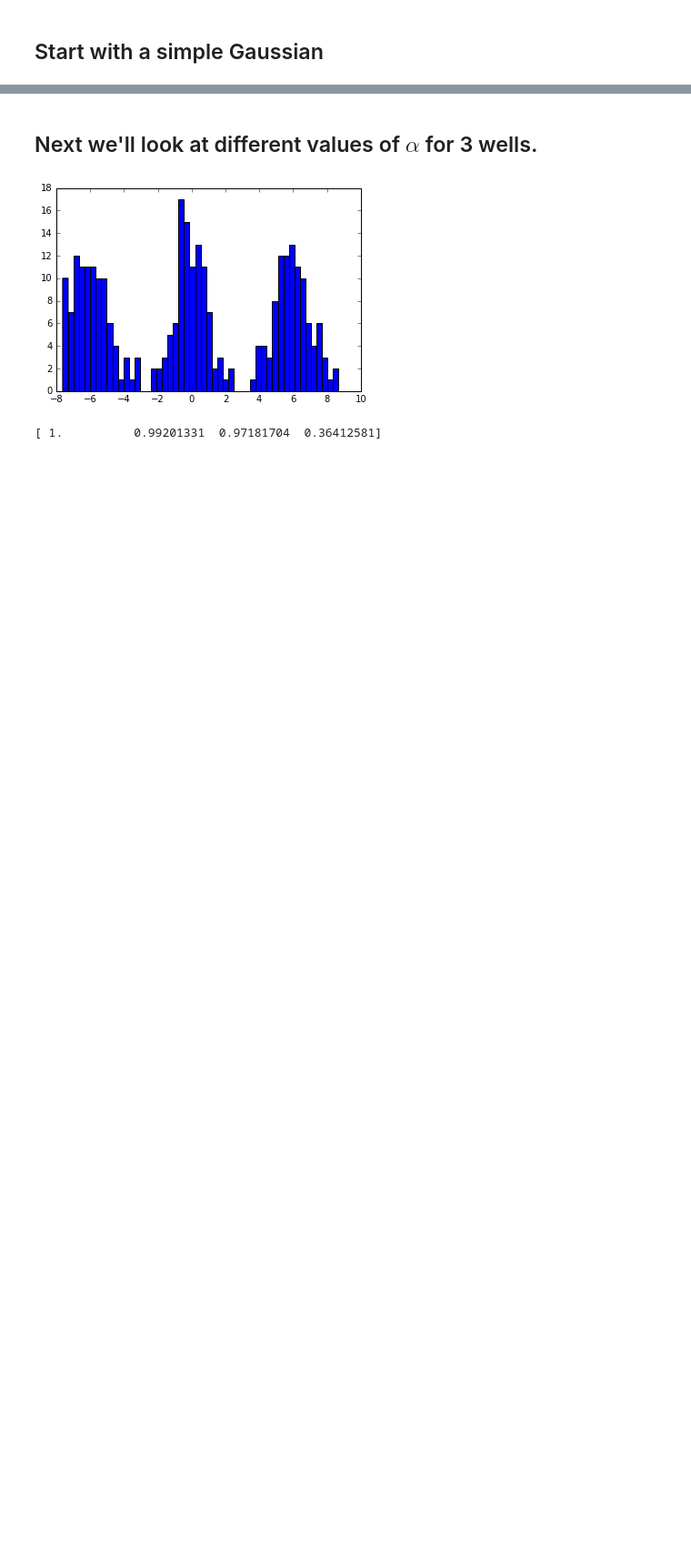
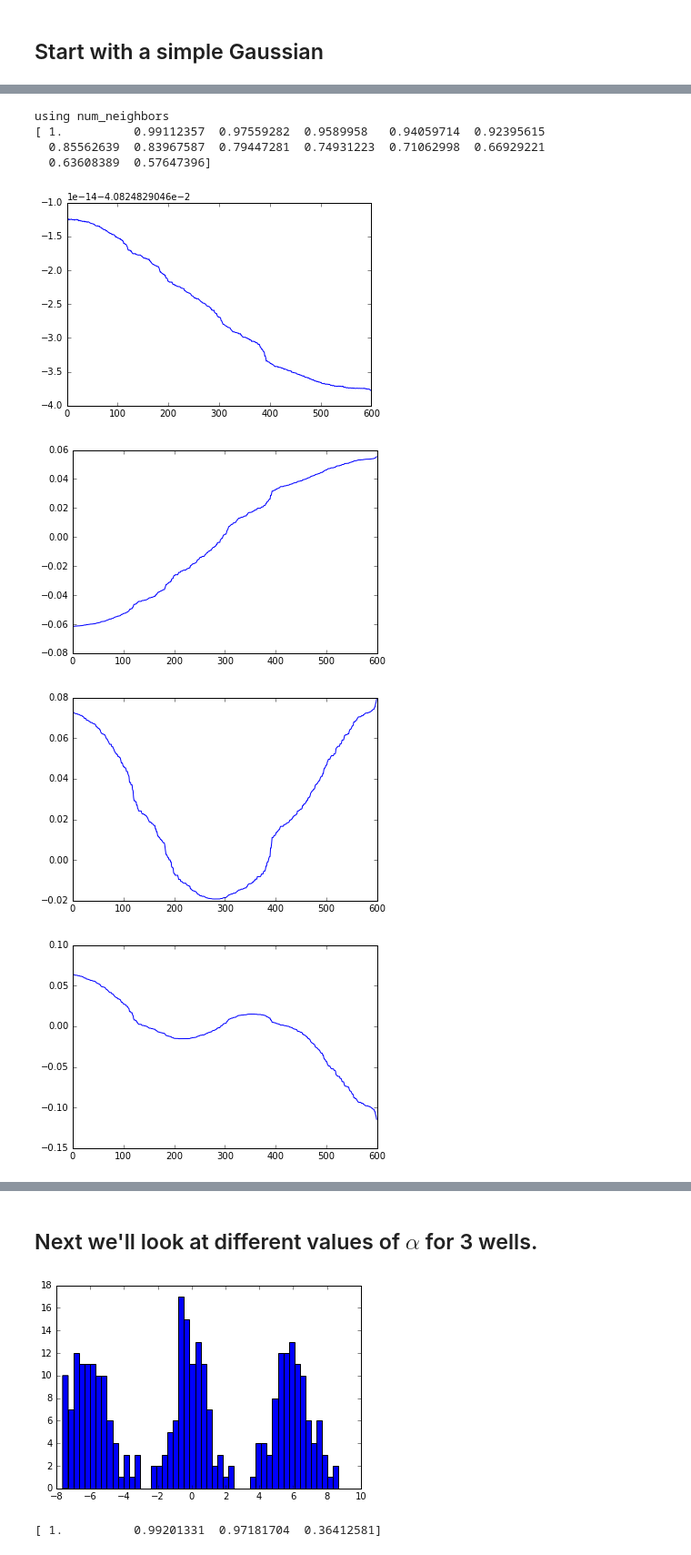
Before and after one commit to tabakg/diffusion_maps, a Jupyter notebook: example_diffusion_maps_with_ICA_experiment.ipynb, the cells around one changed output, grey strips where cells are left out. Shown at 91% size. Saved outputs shown, nothing was run; the diff lists cells and outputs as text; code cells hidden in the pictures; blank space fills up the shorter version.

```diff
--- a/example_diffusion_maps_with_ICA_experiment.ipynb
+++ b/example_diffusion_maps_with_ICA_experiment.ipynb
@@ -79,0 +77,18 @@ array([ 1.        ,  0.9456916 ,  0.86829752,  0.74788278,  0.62027543,
+# %%
+params["alpha"] = 1. ## coefficient to use for diffusion maps. See the wikipedia article.
+e_vals, e_vecs = run_diffusion_map(data, params, neighbor_selection = "num_neighbors")
+
+e_vals / la.norm(e_vals)
+print e_vals
+for vec in e_vecs.T:
+    plt.plot(vec)
+    plt.show()
+# %% [output]
+using num_neighbors
+[ 1.          0.99112357  0.97559282  0.9589958   0.94059714  0.92395615
+  0.85562639  0.83967587  0.79447281  0.74931223  0.71062998  0.66929221
+  0.63608389  0.57647396]
+[figure, added]
+[figure, added]
+[figure, added]
+[figure, added]
```
Also changed, not shown: parts of 6 cells of this notebook, 2 other files.
